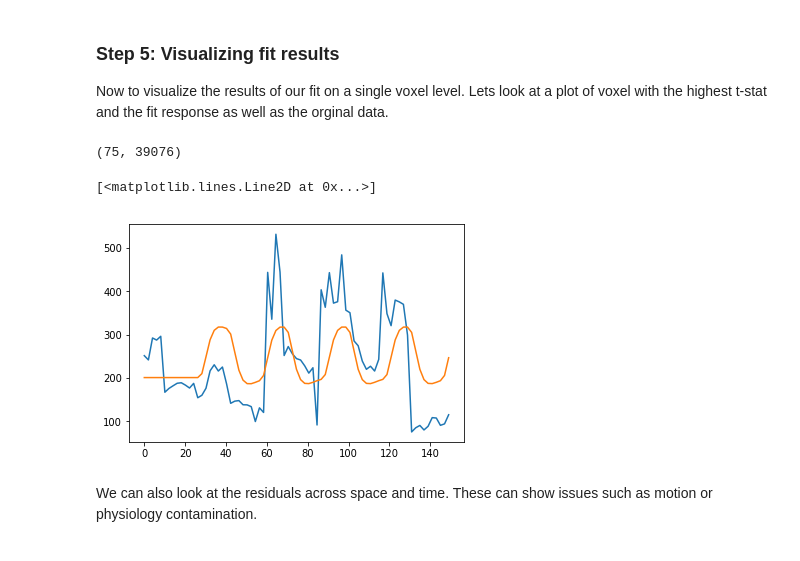
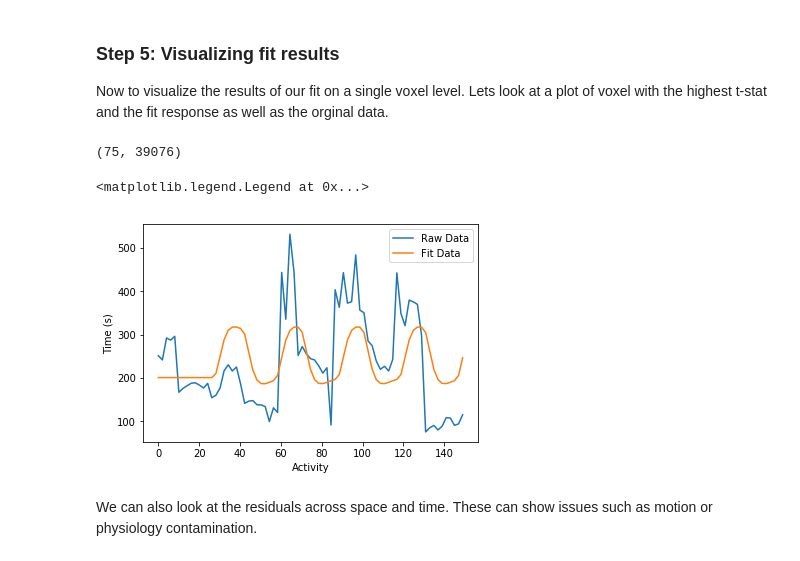
Before and after one commit to carpentries-incubator/SDC-BIDS-fMRI, a Jupyter notebook: bin/05a_general-linear-model-task-based_solutions.ipynb, the cells around one changed output. Drawn from its saved outputs; the diff is of its cells as text; code cells hidden in the pictures.

```diff
--- a/bin/05a_general-linear-model-task-based_solutions.ipynb
+++ b/bin/05a_general-linear-model-task-based_solutions.ipynb
@@ -229,11 +229,14 @@ Now to visualize the results of our fit on a single voxel level. Lets look at a
 # %%
 ind = np.argmax(tstat)
 print(epi_data.shape)
-plt.plot(times, epi_data[:, ind])
-plt.plot(times, np.dot(X,param_ests[:,ind]))
+plt.plot(times, epi_data[:, ind], label='Raw Data')
+plt.plot(times, np.dot(X,param_ests[:,ind]), label='Fit Data')
+plt.xlabel('Activity')
+plt.ylabel('Time (s)')
+plt.legend()
 # %% [output]
 (75, 39076)
-[<matplotlib.lines.Line2D at 0x...>]
+<matplotlib.legend.Legend at 0x...>
-[figure, old version]
+[figure, new version]
 # %% [markdown]
 We can also look at the residuals across space and time. These can show issues such as motion or physiology contamination.
```
Also changed, not shown: parts of 5 cells of this notebook.
